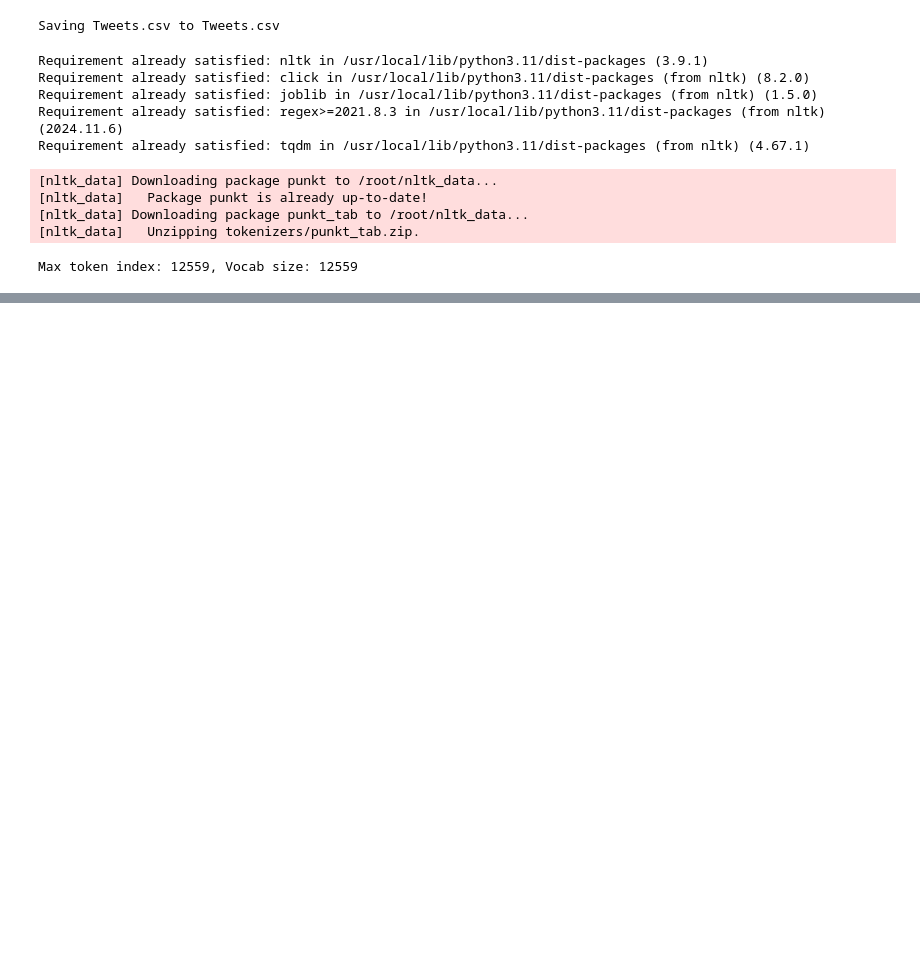
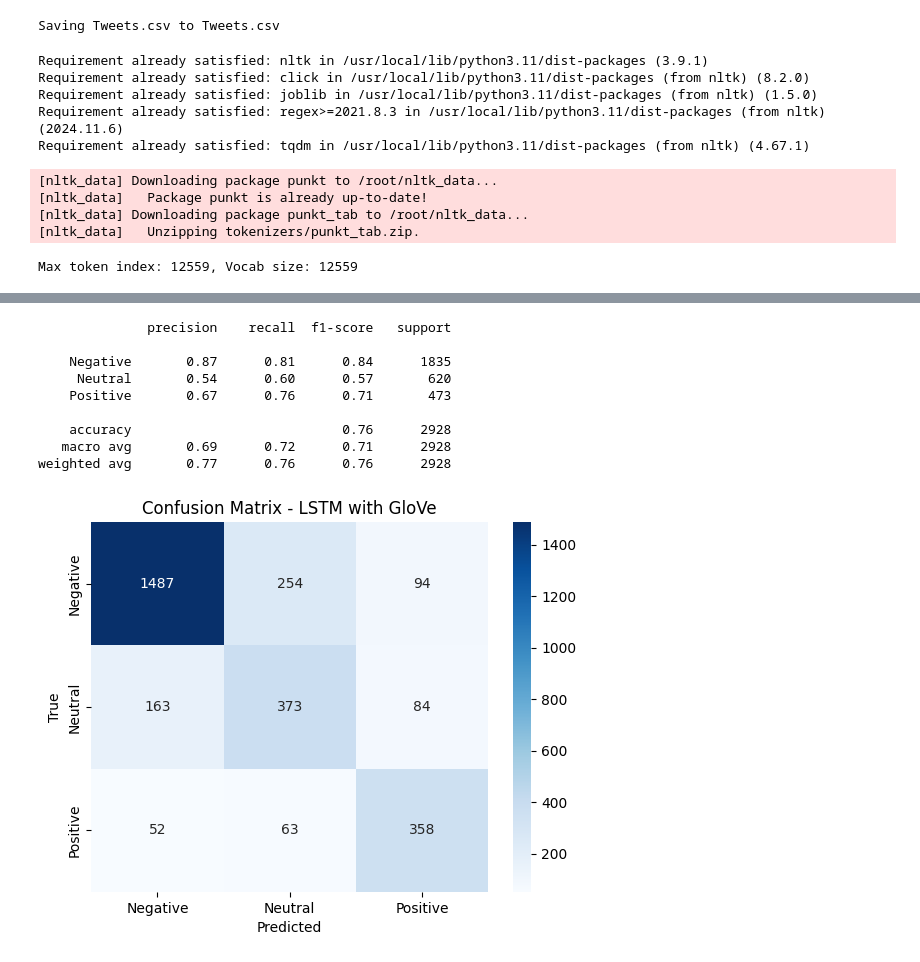
Before and after one commit to sam134-eng/INM706-Sequence-analysis, a Jupyter notebook: Sentiment_Analysis_Test2_GloVe_FIXED.ipynb, the cells around one changed output, grey strips where cells are left out. Saved outputs shown, nothing was run; the diff lists cells and outputs as text; code cells hidden in the pictures; blank space fills up the shorter version.

```diff
--- a/Sentiment_Analysis_Test2_GloVe_FIXED.ipynb
+++ b/Sentiment_Analysis_Test2_GloVe_FIXED.ipynb
@@ -245,17 +354,32 @@ plt.show()
 # %%
 model.eval()
 all_preds, all_labels = [], []
 with torch.no_grad():
     for texts, labels in test_loader:
+        # Move tensors to the appropriate device
+        texts = texts.to(device)
+        labels = labels.to(device)
+
         outputs = model(texts)
         _, predicted = torch.max(outputs, 1)
         all_preds.extend(predicted.cpu().numpy())
         all_labels.extend(labels.cpu().numpy())
 
 print(classification_report(all_labels, all_preds, target_names=["Negative", "Neutral", "Positive"]))
 cm = confusion_matrix(all_labels, all_preds)
 sns.heatmap(cm, annot=True, fmt='d', cmap='Blues', xticklabels=["Negative", "Neutral", "Positive"], yticklabels=["Negative", "Neutral", "Positive"])
 plt.title("Confusion Matrix - LSTM with GloVe")
 plt.xlabel("Predicted")
 plt.ylabel("True")
 plt.show()
+# %% [output]
+              precision    recall  f1-score   support
+
+    Negative       0.87      0.81      0.84      1835
+     Neutral       0.54      0.60      0.57       620
+    Positive       0.67      0.76      0.71       473
+
+    accuracy                           0.76      2928
+   macro avg       0.69      0.72      0.71      2928
+weighted avg       0.77      0.76      0.76      2928
+[figure, added]
```
Also changed, not shown: parts of 4 cells of this notebook.
